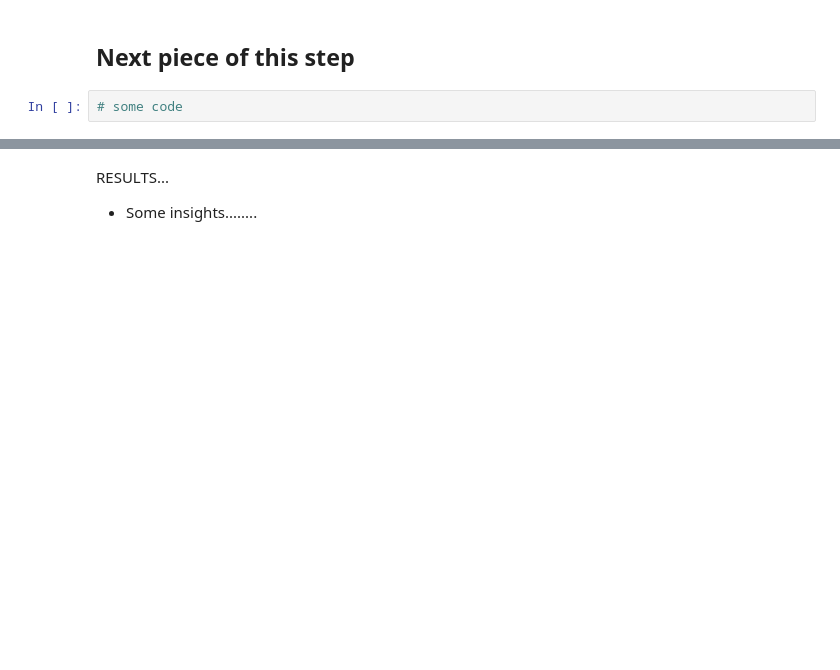
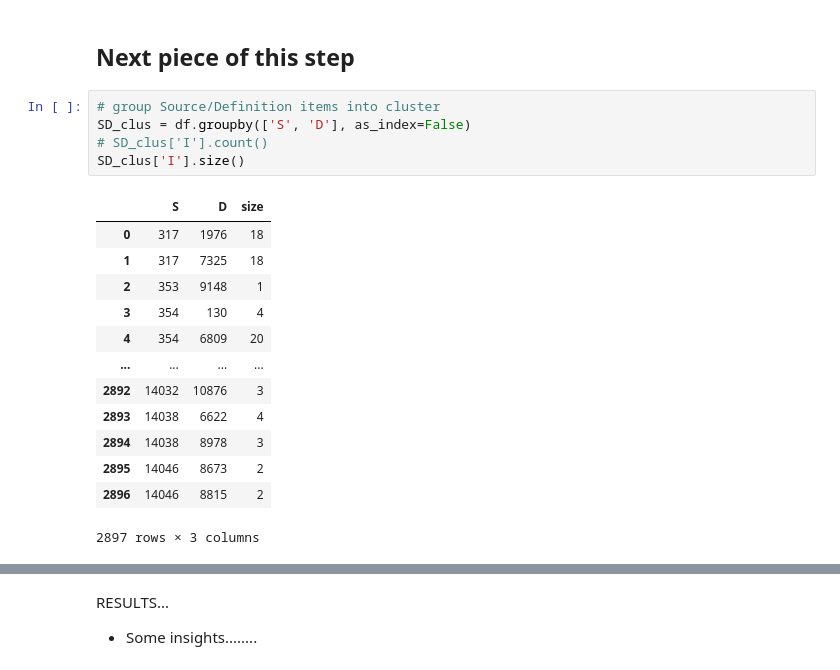
Before and after one commit to Hackathorn/CVA-SBERT, a Jupyter notebook: notebooks/CVA-SBERT-SDIclustering.ipynb, the cells around one changed output, grey strips where cells are left out. Cells and saved outputs as stored; diff of their text form; blank space fills up the shorter version.

```diff
--- a/notebooks/CVA-SBERT-SDIclustering.ipynb
+++ b/notebooks/CVA-SBERT-SDIclustering.ipynb
@@ -90,5 +92,22 @@ RESULTS...
 # Group as 3-level S-D-I hierarchy
 # %% [markdown]
 ## Next piece of this step
-# %%
-# some code
+# %%
+# group Source/Definition items into cluster
+SD_clus = df.groupby(['S', 'D'], as_index=False)
+# SD_clus['I'].count()
+SD_clus['I'].size()
+# %% [output]
+|  | S | D | size |
+| 0 | 317 | 1976 | 18 |
+| 1 | 317 | 7325 | 18 |
+| 2 | 353 | 9148 | 1 |
+| 3 | 354 | 130 | 4 |
+| 4 | 354 | 6809 | 20 |
+| ... | ... | ... | ... |
+| 2892 | 14032 | 10876 | 3 |
+| 2893 | 14038 | 6622 | 4 |
+| 2894 | 14038 | 8978 | 3 |
+| 2895 | 14046 | 8673 | 2 |
+| 2896 | 14046 | 8815 | 2 |
+2897 rows × 3 columns
```
Also changed, not shown: parts of 4 cells of this notebook.
